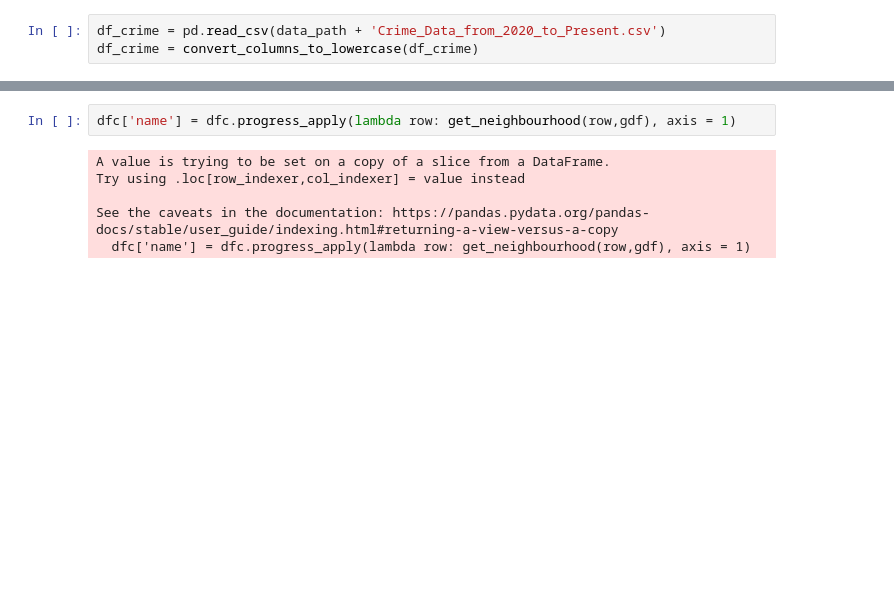
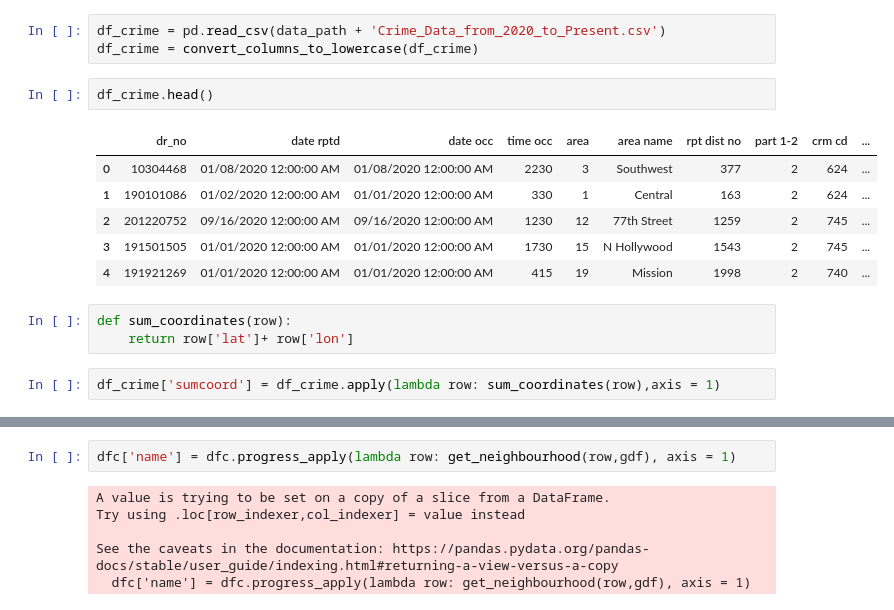
Before and after one commit to ida-j/big-data-econometrics, a Jupyter notebook: notebooks/Spatial data - visualization .ipynb, the cells around one changed output, grey strips where cells are left out. Saved outputs shown, nothing was run; the diff lists cells and outputs as text; blank space fills up the shorter version.

```diff
--- a/notebooks/Spatial data - visualization .ipynb
+++ b/notebooks/Spatial data - visualization .ipynb
@@ -40,3 +92,17 @@ gdf = convert_columns_to_lowercase(gdf)
 # %%
 df_crime = pd.read_csv(data_path + 'Crime_Data_from_2020_to_Present.csv')
 df_crime = convert_columns_to_lowercase(df_crime)
+# %%
+df_crime.head()
+# %% [output]
+|  | dr_no | date rptd | date occ | time occ | area | area name | rpt dist no | part 1-2 | crm cd | ... |
+| 0 | 10304468 | 01/08/2020 12:00:00 AM | 01/08/2020 12:00:00 AM | 2230 | 3 | Southwest | 377 | 2 | 624 | ... |
+| 1 | 190101086 | 01/02/2020 12:00:00 AM | 01/01/2020 12:00:00 AM | 330 | 1 | Central | 163 | 2 | 624 | ... |
+| 2 | 201220752 | 09/16/2020 12:00:00 AM | 09/16/2020 12:00:00 AM | 1230 | 12 | 77th Street | 1259 | 2 | 745 | ... |
+| 3 | 191501505 | 01/01/2020 12:00:00 AM | 01/01/2020 12:00:00 AM | 1730 | 15 | N Hollywood | 1543 | 2 | 745 | ... |
+| 4 | 191921269 | 01/01/2020 12:00:00 AM | 01/01/2020 12:00:00 AM | 415 | 19 | Mission | 1998 | 2 | 740 | ... |
+# %%
+def sum_coordinates(row):
+    return row['lat']+ row['lon']
+# %%
+df_crime['sumcoord'] = df_crime.apply(lambda row: sum_coordinates(row),axis = 1)
```
Also changed, not shown: parts of 16 cells of this notebook.
